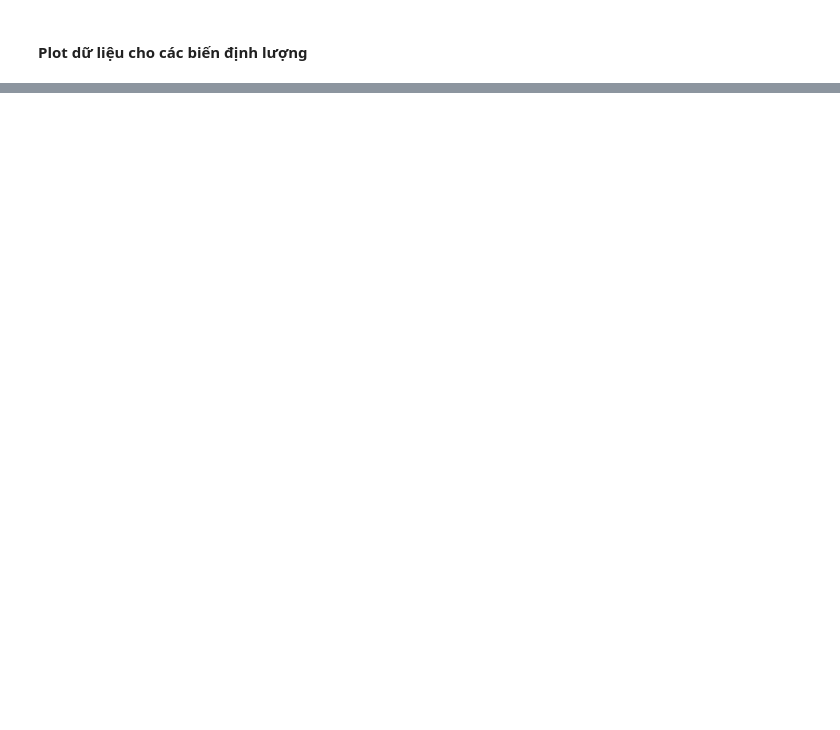
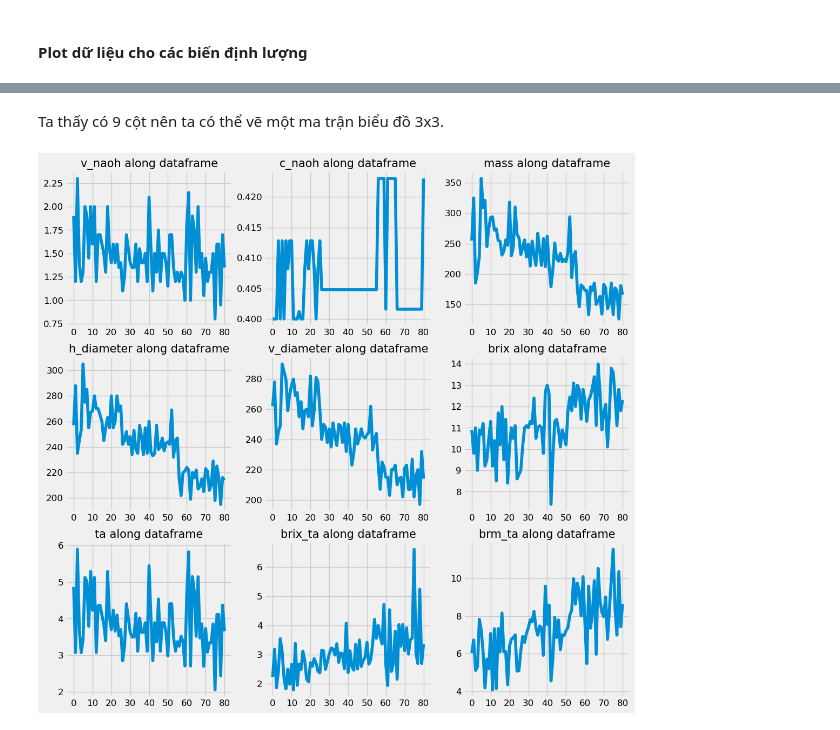
Before and after one commit to DucTrung1802/DS, a Jupyter notebook: Orange/main_orange.ipynb, the cells around one changed output, grey strips where cells are left out. Cells and saved outputs as stored; diff of their text form; code cells hidden in the pictures; blank space fills up the shorter version.

```diff
--- a/Orange/main_orange.ipynb
+++ b/Orange/main_orange.ipynb
@@ -30,7 +30,7 @@ plt.style.use("fivethirtyeight")
 # %%
 # Biến GENERATE_PLOTS dùng để bật tắt việc vẽ đồ thị.
 # Tắt đi để tăng tốc chạy test. (không chạy những hàm plot)
-GENERATE_PLOTS: bool = False
+GENERATE_PLOTS: bool = True
 
 # Biến boolean để bật tắt việc traing model khi ấn "Run all"
 TRAIN_MODEL_1: bool = False
@@ -808,0 +848,9 @@ NameError: name 'plot_numeric_along_dataframe' is not defined
+# %% [markdown]
+Ta thấy có 9 cột nên ta có thể vẽ một ma trận
+biểu đồ 3x3.
+# %%
+# Đặt biến boolean để activate
+if GENERATE_PLOTS:
+    plot_numeric_along_dataframe(list_dataset["orange_std_col_name"], 3, 3, (12, 12))
+# %% [output]
+[figure, added]
```
Also changed, not shown: parts of 24 cells of this notebook.
